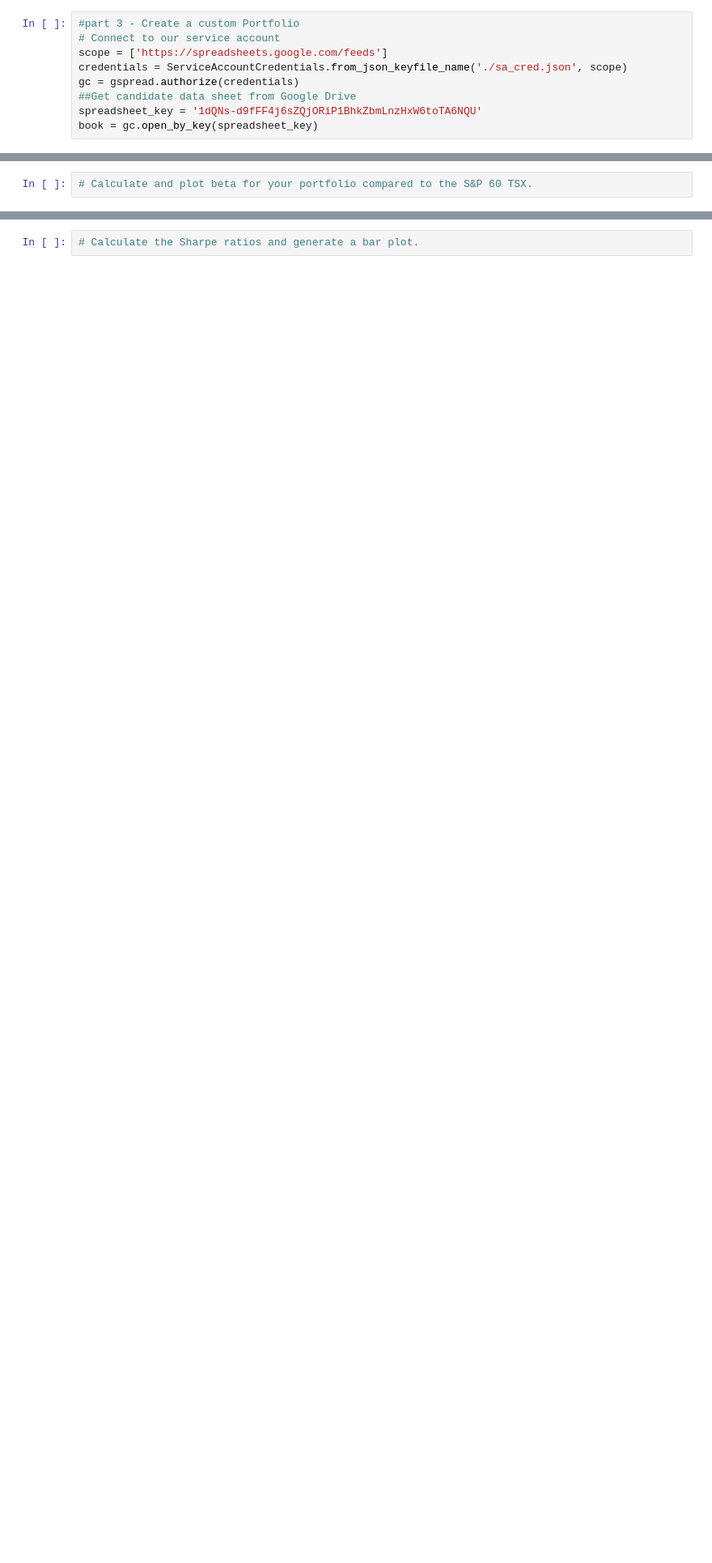
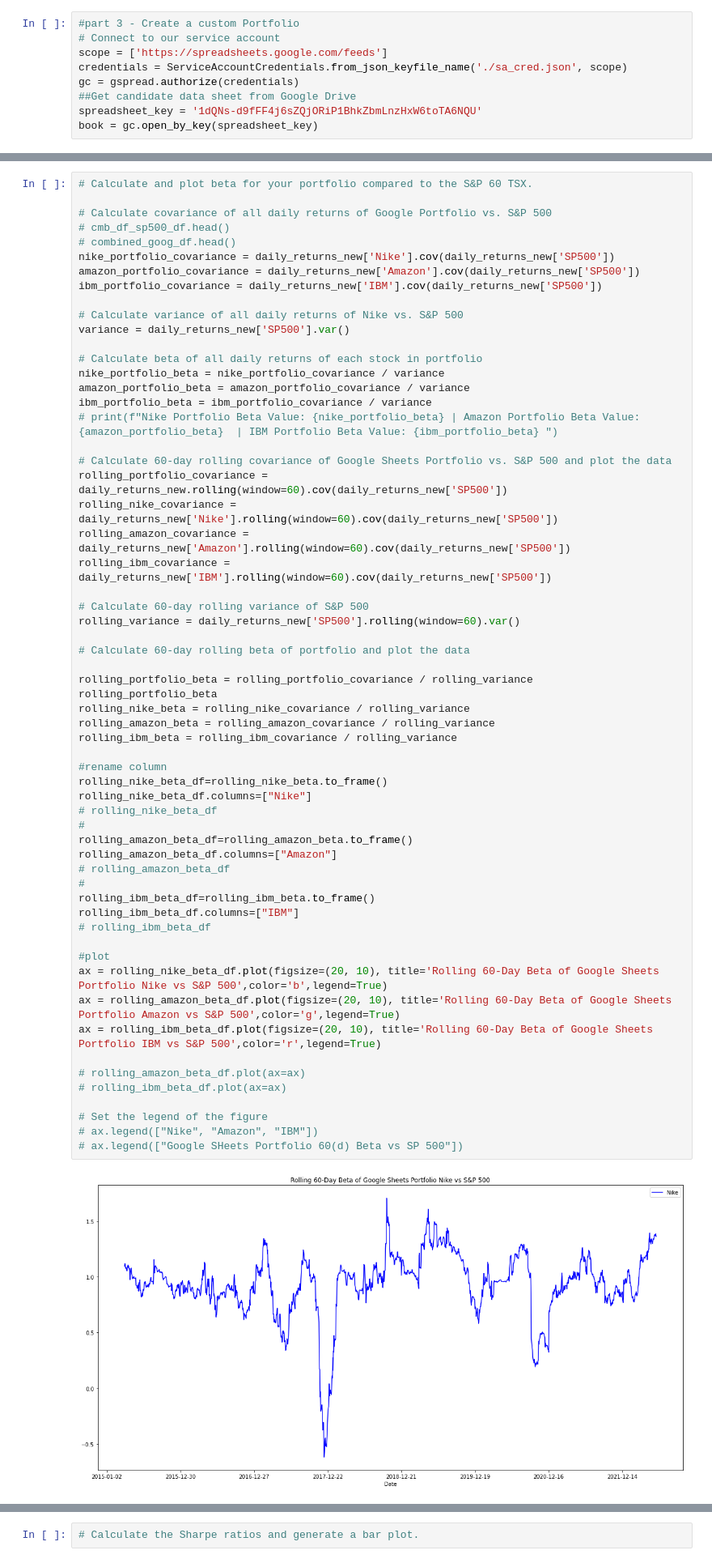
Before and after one commit to zeta1178/FinTech-Mod4-Challenge, a Jupyter notebook: Module_4_Challange.ipynb, the cells around one changed output, grey strips where cells are left out. Shown at 81% size. Drawn from its saved outputs; the diff is of its cells as text; blank space fills up the shorter version.

```diff
--- a/Module_4_Challange.ipynb
+++ b/Module_4_Challange.ipynb
@@ -411,2 +441,62 @@ sns.heatmap(correlation_new, vmin=-1, vmax=1)
 # %%
 # Calculate and plot beta for your portfolio compared to the S&P 60 TSX.
+
+# Calculate covariance of all daily returns of Google Portfolio vs. S&P 500
+# cmb_df_sp500_df.head()
+# combined_goog_df.head()
+nike_portfolio_covariance = daily_returns_new['Nike'].cov(daily_returns_new['SP500'])
+amazon_portfolio_covariance = daily_returns_new['Amazon'].cov(daily_returns_new['SP500'])
+ibm_portfolio_covariance = daily_returns_new['IBM'].cov(daily_returns_new['SP500'])
+
+# Calculate variance of all daily returns of Nike vs. S&P 500
+variance = daily_returns_new['SP500'].var()
+
+# Calculate beta of all daily returns of each stock in portfolio
+nike_portfolio_beta = nike_portfolio_covariance / variance
+amazon_portfolio_beta = amazon_portfolio_covariance / variance
+ibm_portfolio_beta = ibm_portfolio_covariance / variance
+# print(f"Nike Portfolio Beta Value: {nike_portfolio_beta} | Amazon Portfolio Beta Value: {amazon_portfolio_beta}  | IBM Portfolio Beta Value: {ibm_portfolio_beta} ")
+
+# Calculate 60-day rolling covariance of Google Sheets Portfolio vs. S&P 500 and plot the data
+rolling_portfolio_covariance = daily_returns_new.rolling(window=60).cov(daily_returns_new['SP500'])
+rolling_nike_covariance = daily_returns_new['Nike'].rolling(window=60).cov(daily_returns_new['SP500'])
+rolling_amazon_covariance = daily_returns_new['Amazon'].rolling(window=60).cov(daily_returns_new['SP500'])
+rolling_ibm_covariance = daily_returns_new['IBM'].rolling(window=60).cov(daily_returns_new['SP500'])
+
+# Calculate 60-day rolling variance of S&P 500
+rolling_variance = daily_returns_new['SP500'].rolling(window=60).var()
+
+# Calculate 60-day rolling beta of portfolio and plot the data
+
+rolling_portfolio_beta = rolling_portfolio_covariance / rolling_variance
+rolling_portfolio_beta
+rolling_nike_beta = rolling_nike_covariance / rolling_variance
+rolling_amazon_beta = rolling_amazon_covariance / rolling_variance
+rolling_ibm_beta = rolling_ibm_covariance / rolling_variance
+
+#rename column
+rolling_nike_beta_df=rolling_nike_beta.to_frame()
+rolling_nike_beta_df.columns=["Nike"]
+# rolling_nike_beta_df
+#
+rolling_amazon_beta_df=rolling_amazon_beta.to_frame()
+rolling_amazon_beta_df.columns=["Amazon"]
+# rolling_amazon_beta_df
+#
+rolling_ibm_beta_df=rolling_ibm_beta.to_frame()
+rolling_ibm_beta_df.columns=["IBM"]
+# rolling_ibm_beta_df
+
+#plot
+ax = rolling_nike_beta_df.plot(figsize=(20, 10), title='Rolling 60-Day Beta of Google Sheets Portfolio Nike vs S&P 500',color='b',legend=True)
+ax = rolling_amazon_beta_df.plot(figsize=(20, 10), title='Rolling 60-Day Beta of Google Sheets Portfolio Amazon vs S&P 500',color='g',legend=True)
+ax = rolling_ibm_beta_df.plot(figsize=(20, 10), title='Rolling 60-Day Beta of Google Sheets Portfolio IBM vs S&P 500',color='r',legend=True)
+
+# rolling_amazon_beta_df.plot(ax=ax)
+# rolling_ibm_beta_df.plot(ax=ax)
+
+# Set the legend of the figure
+# ax.legend(["Nike", "Amazon", "IBM"])
+# ax.legend(["Google SHeets Portfolio 60(d) Beta vs SP 500"])
+# %% [output]
+[figure, added]
```
Also changed, not shown: parts of 9 cells of this notebook, 1 other file.
